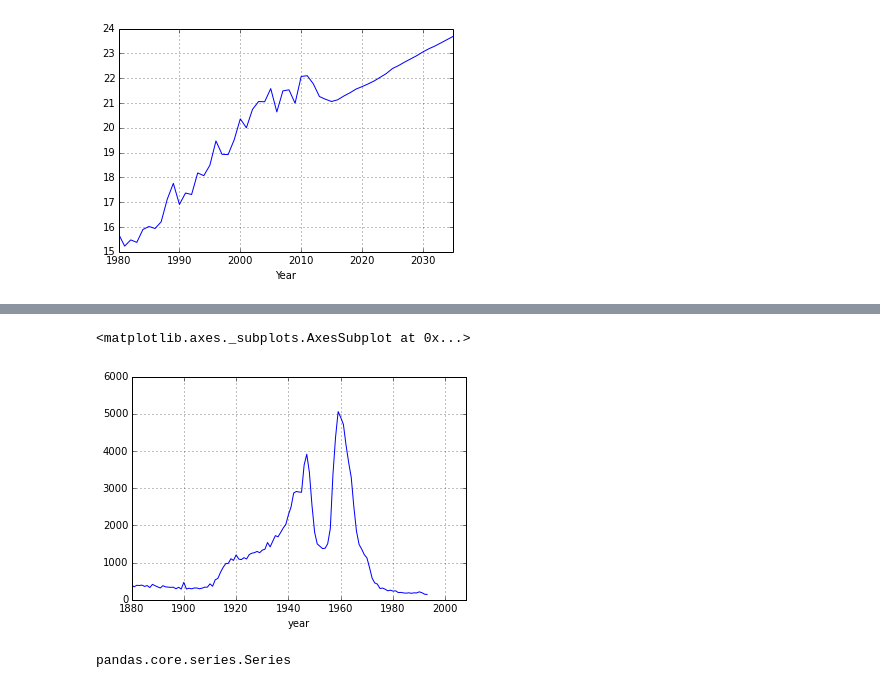
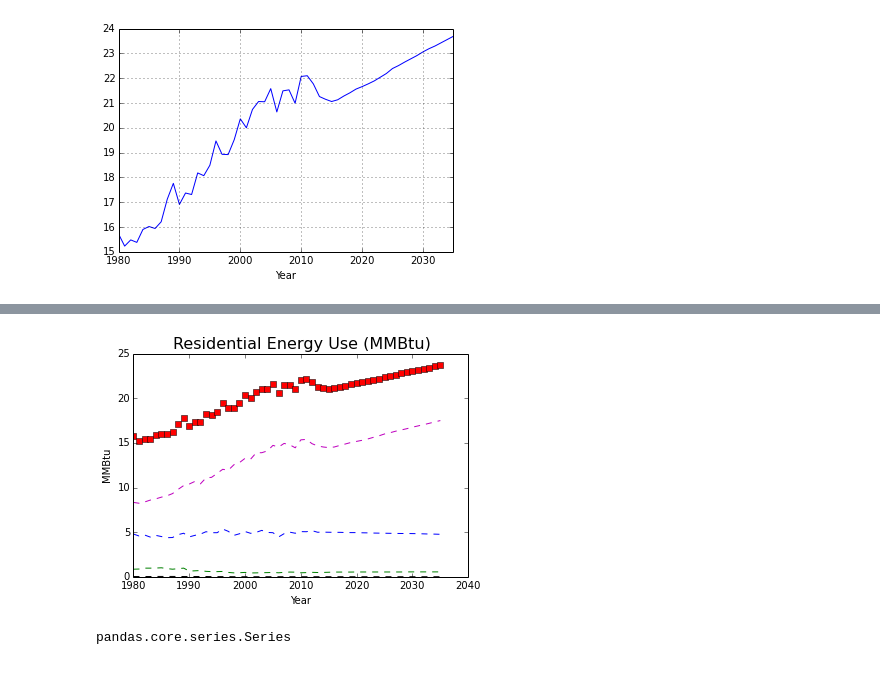
Before and after one commit to PerryGrossman/Energy-Data, a Jupyter notebook: Energy Data-- Laptop.ipynb, the cells around one changed output, grey strips where cells are left out. Cells and saved outputs as stored; diff of their text form; code cells hidden in the pictures.

```diff
--- a/Energy Data-- Laptop.ipynb
+++ b/Energy Data-- Laptop.ipynb
@@ -1257 +404,7 @@ merged.head()
+# %%
+# total test.. Create a new column called TOTALtest,
+# need to add the number of persons
+merged['TOTALtest'] = np.floor(merged.TOTAL * merged.Col2)
+
+#decimal numbers so use npl.floor
 # %%
@@ -1477,5 +457,0 @@ result['Wesley'].plot()
-# %%
-result['Tom'].plot()
-# %% [output]
-<matplotlib.axes._subplots.AxesSubplot at 0x...>
-[figure, removed]
@@ -1482,3 +461,29 @@ result['Tom'].plot()
+# %%
+#import numpy as np
+#import matplotlib.pyplot as plt
+
+# evenly sampled time at 200ms intervals
+#t = np.arange(0., 5., 0.2)
+
+# red dashes, blue squares and green triangles
+#plt.plot(merged.Year, merged.TOTAL, 'r--')
+#plt.show()
+
+plt.plot(merged.Year, merged.TOTAL, 'rs', merged.Year,merged.NaturalGas, 'b--', merged.Year,merged.Coal, 'k--',merged.Year,merged.Renewable, 'g--',
+         merged.Year,merged.Electricity_Total, 'm--')
+plt.ylabel('MMBtu')
+plt.xlabel('Year')
+plt.title('US Residential Energy Use (MMBtu)',fontsize=16)
+plt.show()
+
+#result['merged.TOTAL',
+#'NaturalGas',
+#'Petroleum',
+#'Coal',
+#'Renewable',
+#'Electricity_Total'].plot()
+# %% [output]
+[figure, added]
 # %%
 mgirls = merge(girls, births)  # inner join by default.
 # %%
```
Also changed, not shown: parts of 113 cells of this notebook.
